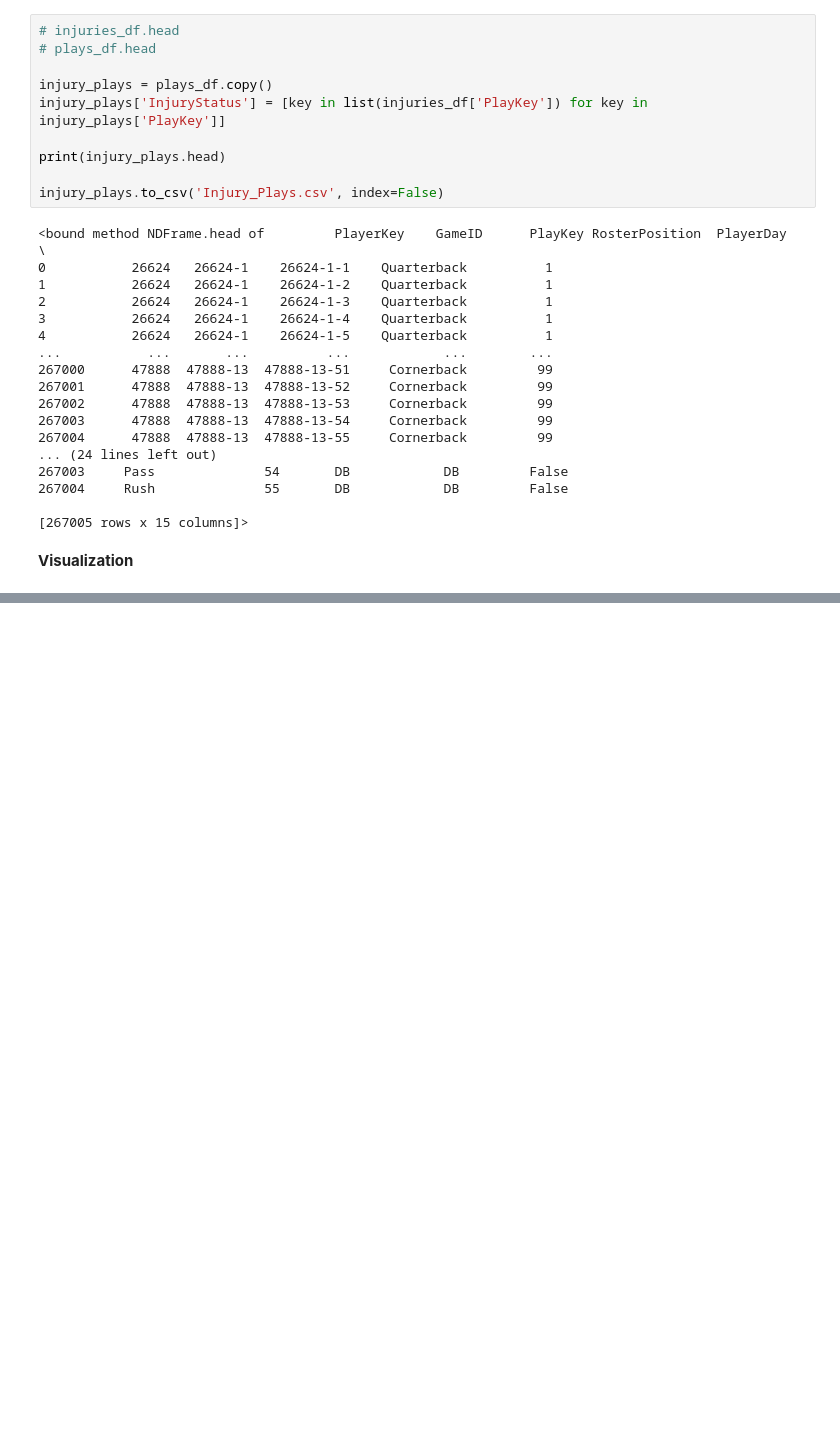
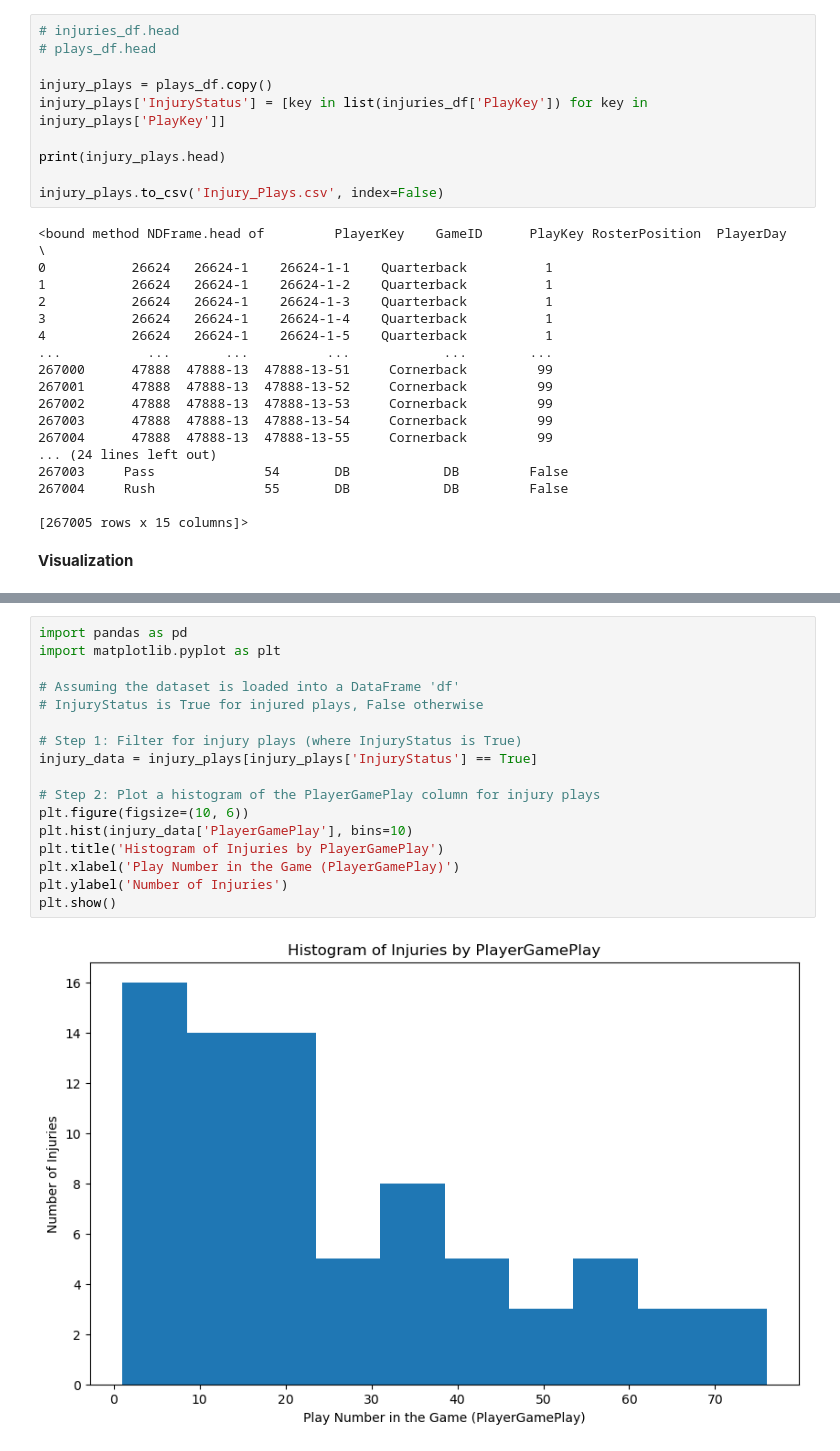
Before and after one commit to veronicafigueroa/NFL-Injury-Risk-Analysis, a Jupyter notebook: src/EDA.ipynb, the cells around one changed output, grey strips where cells are left out. Cells and saved outputs as stored; diff of their text form; blank space fills up the shorter version.

```diff
--- a/src/EDA.ipynb
+++ b/src/EDA.ipynb
@@ -109,0 +183,19 @@ plt.show()
+# %%
+import pandas as pd
+import matplotlib.pyplot as plt
+
+# Assuming the dataset is loaded into a DataFrame 'df'
+# InjuryStatus is True for injured plays, False otherwise
+
+# Step 1: Filter for injury plays (where InjuryStatus is True)
+injury_data = injury_plays[injury_plays['InjuryStatus'] == True]
+
+# Step 2: Plot a histogram of the PlayerGamePlay column for injury plays
+plt.figure(figsize=(10, 6))
+plt.hist(injury_data['PlayerGamePlay'], bins=10)
+plt.title('Histogram of Injuries by PlayerGamePlay')
+plt.xlabel('Play Number in the Game (PlayerGamePlay)')
+plt.ylabel('Number of Injuries')
+plt.show()
+# %% [output]
+[figure, added]
```
Also changed, not shown: parts of 19 cells of this notebook, 1 other file.
